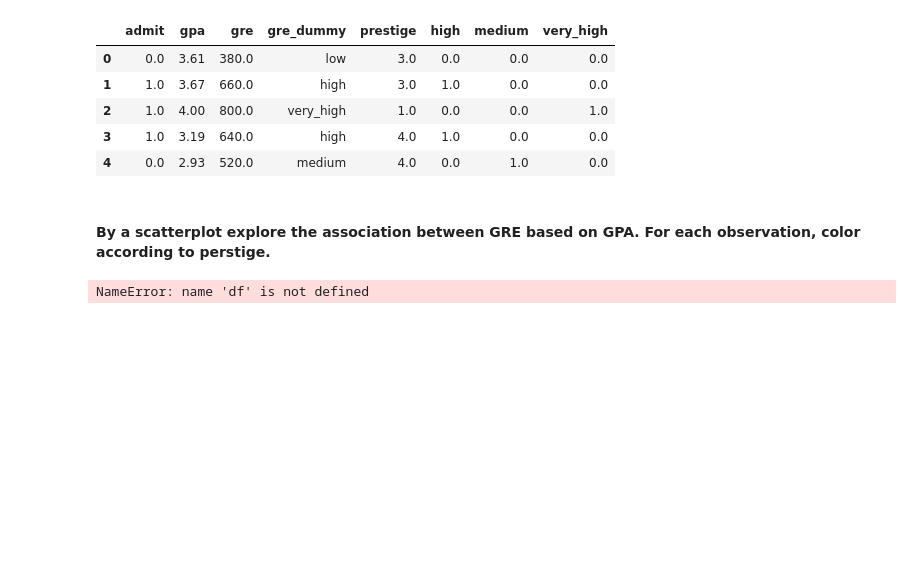
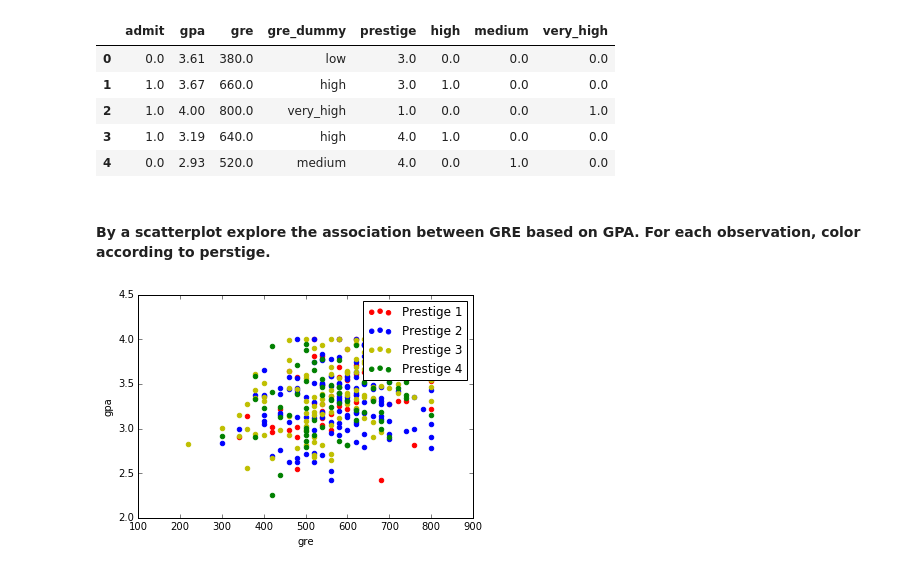
Before and after one commit to faryar88/DS-SF-24, a Jupyter notebook: HW Assignments/HW2/HW2-Starter-Code.ipynb, the cells around one changed output. Cells and saved outputs as stored; diff of their text form; code cells hidden in the pictures; blank space fills up the shorter version.

```diff
--- a/HW Assignments/HW2/HW2-Starter-Code.ipynb
+++ b/HW Assignments/HW2/HW2-Starter-Code.ipynb
@@ -123,11 +123,14 @@ df_raw.head()
 # %% [markdown]
 #### By a scatterplot explore the association between GRE based on GPA. For each observation, color according to perstige.
 # %%
-plt.scatter(df_raw.gre[df.prestige == 1], df_raw.gpa[df.prestige == 1], color = 'r', label = 'Prestige 1')
-plt.scatter(df_raw.gre[df.prestige == 2], df_raw.gpa[df.prestige == 2], color = 'b', label = 'Prestige 2')
-plt.scatter(df.gre[df.prestige == 3], df.gpa[df.prestige == 3], color = 'y', label = 'Prestige 3')
-plt.scatter(df.gre[df.prestige == 4], df.gpa[df.prestige == 4], color = 'g', label = 'Prestige 4')
+plt.scatter(df_raw.gre[df_raw.prestige == 1], df_raw.gpa[df_raw.prestige == 1], color = 'r', label = 'Prestige 1')
+plt.scatter(df_raw.gre[df_raw.prestige == 2], df_raw.gpa[df_raw.prestige == 2], color = 'b', label = 'Prestige 2')
+plt.scatter(df_raw.gre[df_raw.prestige == 3], df_raw.gpa[df_raw.prestige == 3], color = 'y', label = 'Prestige 3')
+plt.scatter(df_raw.gre[df_raw.prestige == 4], df_raw.gpa[df_raw.prestige == 4], color = 'g', label = 'Prestige 4')
 
+plt.xlabel('gre')
+plt.ylabel('gpa')
+plt.legend()
 plt.show()
 # %% [output]
-NameError: name 'df' is not defined
+[figure, added]
```
